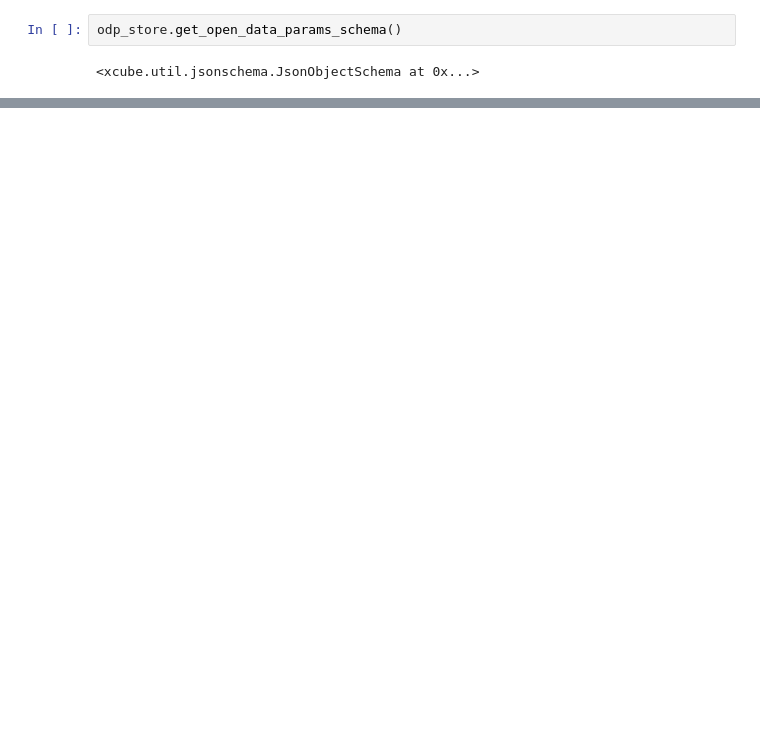
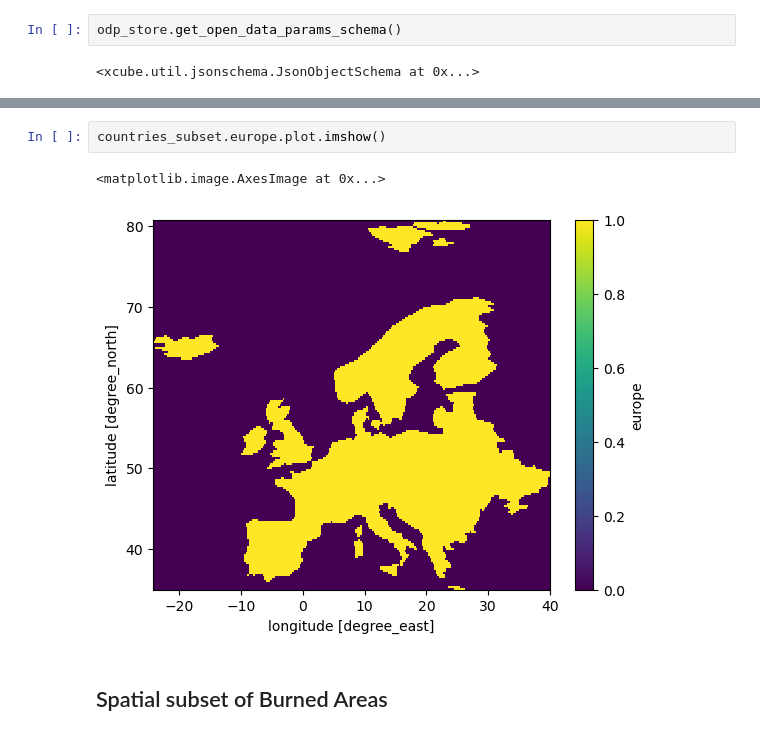
Before and after one commit to littlepictures/fire_fingerprints, a Jupyter notebook: scripts/dataprep/extract-burned-areas.ipynb, the cells around one changed output, grey strips where cells are left out. Saved outputs shown, nothing was run; the diff lists cells and outputs as text; blank space fills up the shorter version.

```diff
--- a/scripts/dataprep/extract-burned-areas.ipynb
+++ b/scripts/dataprep/extract-burned-areas.ipynb
@@ -133,0 +159,7 @@ ba_dataset.burned_area.isel(time=0).plot.imshow(vmax=2)
+# %%
+countries_subset.europe.plot.imshow()
+# %% [output]
+<matplotlib.image.AxesImage at 0x...>
+[figure, added]
+# %% [markdown]
+## Spatial subset of Burned Areas
```
Also changed, not shown: parts of 38 cells of this notebook, 1 other file.
